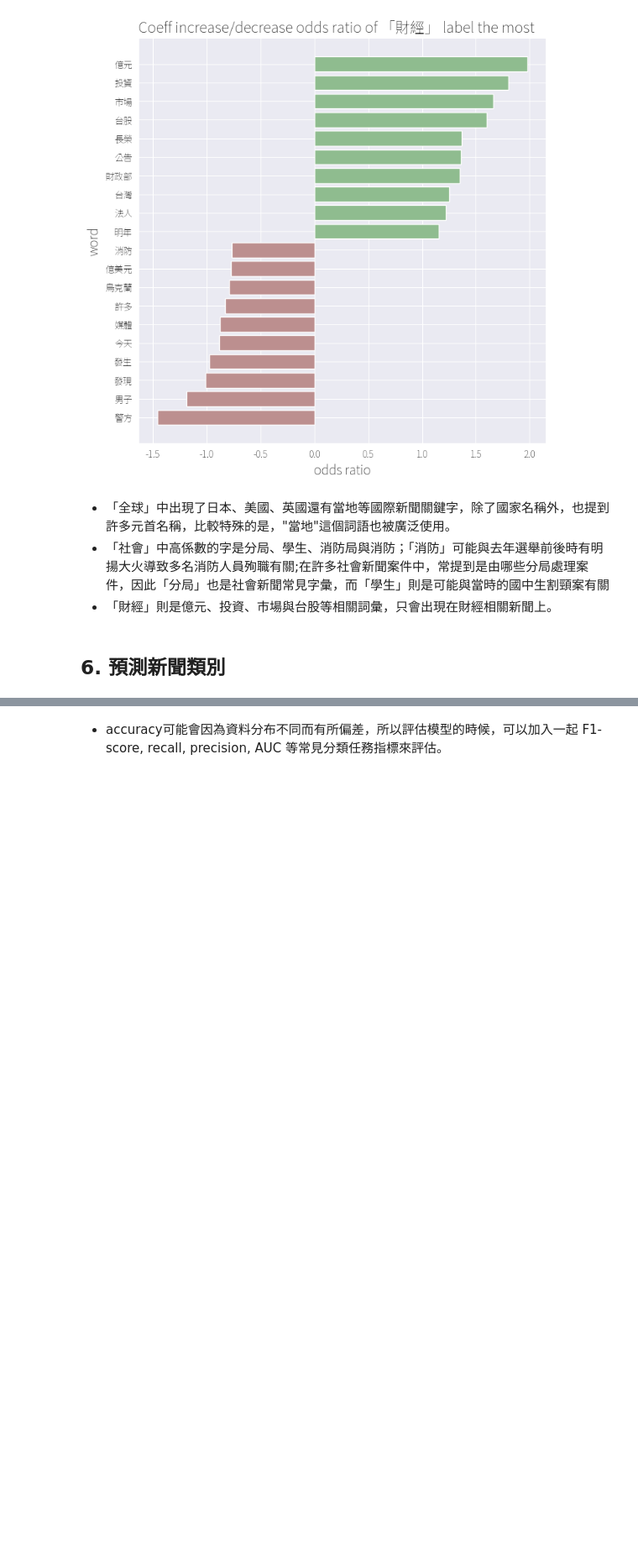
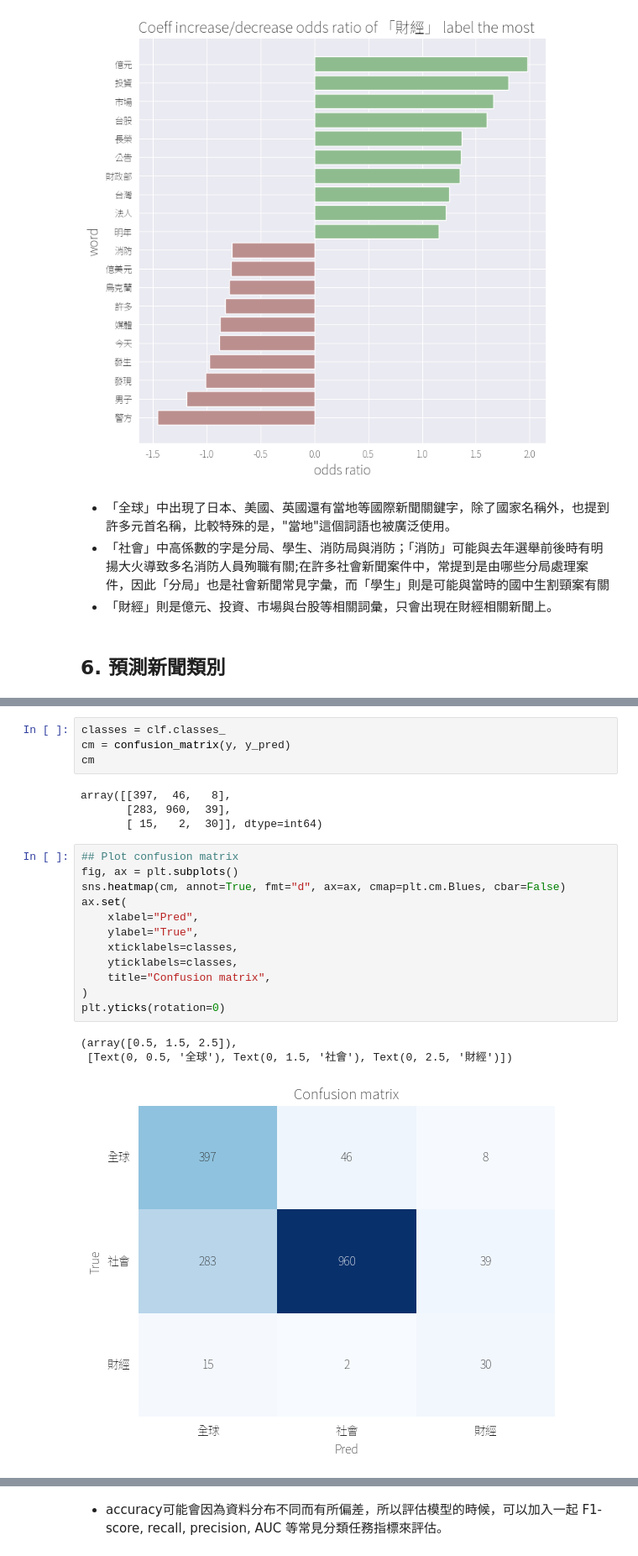
Before and after one commit to whats2000/NatureLanguageAnalyze, a Jupyter notebook: DocumentClassification.ipynb, the cells around one changed output, grey strips where cells are left out. Shown: that part at 84% size. Saved outputs shown, nothing was run; the diff lists cells and outputs as text; blank space fills up the shorter version.

```diff
--- a/DocumentClassification.ipynb
+++ b/DocumentClassification.ipynb
@@ -843,3 +845,27 @@ weighted avg       0.63      0.59      0.60      1182
+# %%
+classes = clf.classes_
+cm = confusion_matrix(y, y_pred)
+cm
+# %% [output]
+array([[397,  46,   8],
+       [283, 960,  39],
+       [ 15,   2,  30]], dtype=int64)
+# %%
+## Plot confusion matrix
+fig, ax = plt.subplots()
+sns.heatmap(cm, annot=True, fmt="d", ax=ax, cmap=plt.cm.Blues, cbar=False)
+ax.set(
+    xlabel="Pred",
+    ylabel="True",
+    xticklabels=classes,
+    yticklabels=classes,
+    title="Confusion matrix",
+)
+plt.yticks(rotation=0)
+# %% [output]
+(array([0.5, 1.5, 2.5]),
+ [Text(0, 0.5, '全球'), Text(0, 1.5, '社會'), Text(0, 2.5, '財經')])
+[figure, added]
 # %%
 ct['pred'] = y_pred
 ct.loc[:,['words', 'artCatagory',"pred"]]
```
Also changed, not shown: parts of 13 cells of this notebook, 1 other file.
